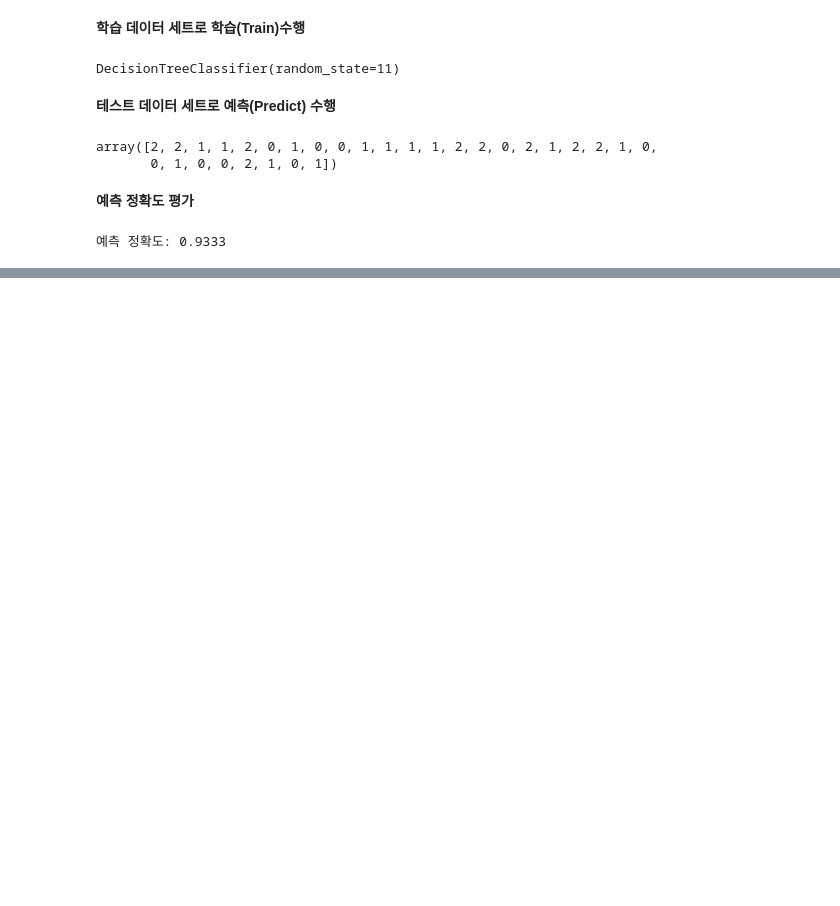
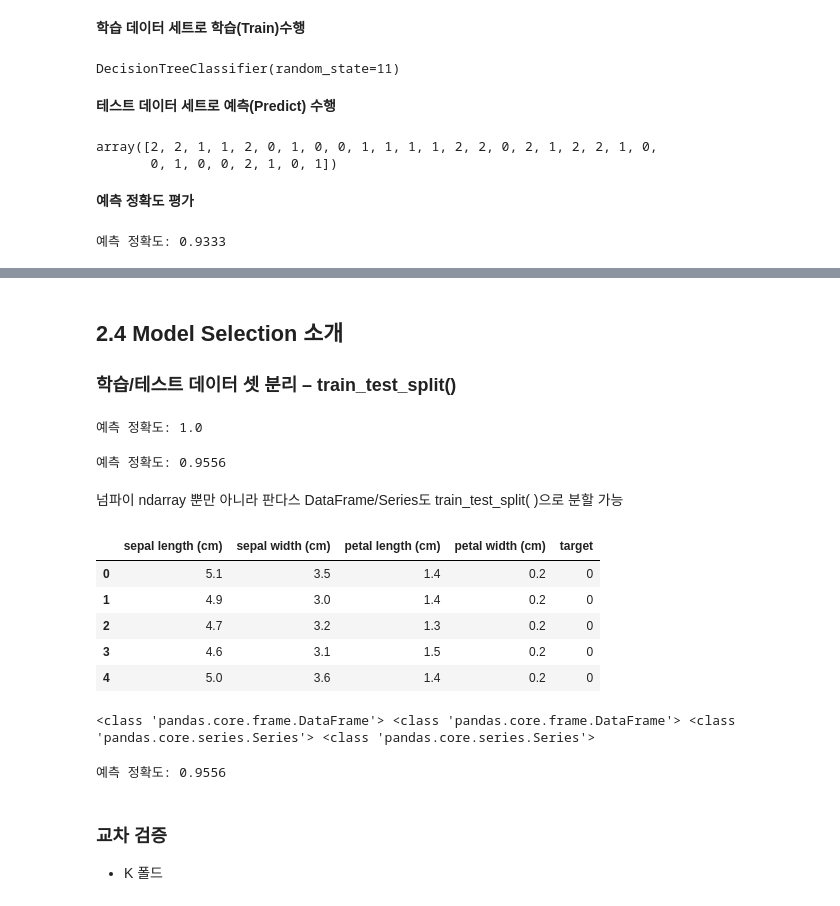
Before and after one commit to YangGuiBee/ML, a Jupyter notebook: TextBook-03/scikit_iris.ipynb, the cells around one changed output, grey strips where cells are left out. Saved outputs shown, nothing was run; the diff lists cells and outputs as text; code cells hidden in the pictures; blank space fills up the shorter version.

```diff
--- a/TextBook-03/scikit_iris.ipynb
+++ b/TextBook-03/scikit_iris.ipynb
@@ -79,0 +137,52 @@ print('예측 정확도: {0:.4f}'.format(accuracy_score(y_test,pred)))
+# %% [markdown]
+## 2.4 Model Selection 소개
+### 학습/테스트 데이터 셋 분리 – train_test_split()
+# %%
+from sklearn.datasets import load_iris
+from sklearn.tree import DecisionTreeClassifier
+from sklearn.metrics import accuracy_score
+
+iris = load_iris()
+dt_clf = DecisionTreeClassifier()
+train_data = iris.data
+train_label = iris.target
+dt_clf.fit(train_data, train_label) #학습
+
+# 학습 데이터 셋으로 예측 수행
+pred = dt_clf.predict(train_data) #예측도 학습데이터로 잘못 수행
+print('예측 정확도:',accuracy_score(train_label,pred))
+# %% [output]
+예측 정확도: 1.0
+# %%
+from sklearn.tree import DecisionTreeClassifier
+from sklearn.metrics import accuracy_score
+from sklearn.datasets import load_iris
+from sklearn.model_selection import train_test_split
+
+dt_clf = DecisionTreeClassifier( )
+iris_data = load_iris()
+# 학습용 feature dataset : X_train, X_test
+# 학습용 label dataset : X_train, X_test
+X_train, X_test,y_train, y_test= train_test_split(iris_data.data, iris_data.target,
+                                                    test_size=0.3, random_state=121)
+# %%
+dt_clf.fit(X_train, y_train)
+pred = dt_clf.predict(X_test)
+print('예측 정확도: {0:.4f}'.format(accuracy_score(y_test,pred)))
+# %% [output]
+예측 정확도: 0.9556
+# %% [markdown]
+넘파이 ndarray 뿐만 아니라 판다스 DataFrame/Series도 train_test_split( )으로 분할 가능
+# %%
+import pandas as pd
+
+iris_df = pd.DataFrame(iris_data.data, columns=iris_data.feature_names)
+iris_df['target']=iris_data.target
+iris_df.head()
+# %% [output]
+|  | sepal length (cm) | sepal width (cm) | petal length (cm) | petal width (cm) | target |
+| 0 | 5.1 | 3.5 | 1.4 | 0.2 | 0 |
+| 1 | 4.9 | 3.0 | 1.4 | 0.2 | 0 |
+| 2 | 4.7 | 3.2 | 1.3 | 0.2 | 0 |
+| 3 | 4.6 | 3.1 | 1.5 | 0.2 | 0 |
+| 4 | 5.0 | 3.6 | 1.4 | 0.2 | 0 |
@@ -79,0 +194,14 @@ print('예측 정확도: {0:.4f}'.format(accuracy_score(y_test,pred)))
+# %%
+print(type(X_train), type(X_test), type(y_train), type(y_test))
+# %% [output]
+<class 'pandas.core.frame.DataFrame'> <class 'pandas.core.frame.DataFrame'> <class 'pandas.core.series.Series'> <class 'pandas.core.series.Series'>
+# %%
+dt_clf = DecisionTreeClassifier( )
+dt_clf.fit(X_train, y_train)
+pred = dt_clf.predict(X_test)
+print('예측 정확도: {0:.4f}'.format(accuracy_score(y_test,pred)))
+# %% [output]
+예측 정확도: 0.9556
+# %% [markdown]
+### 교차 검증
+* K 폴드
```
Also changed, not shown: parts of 21 cells of this notebook.
